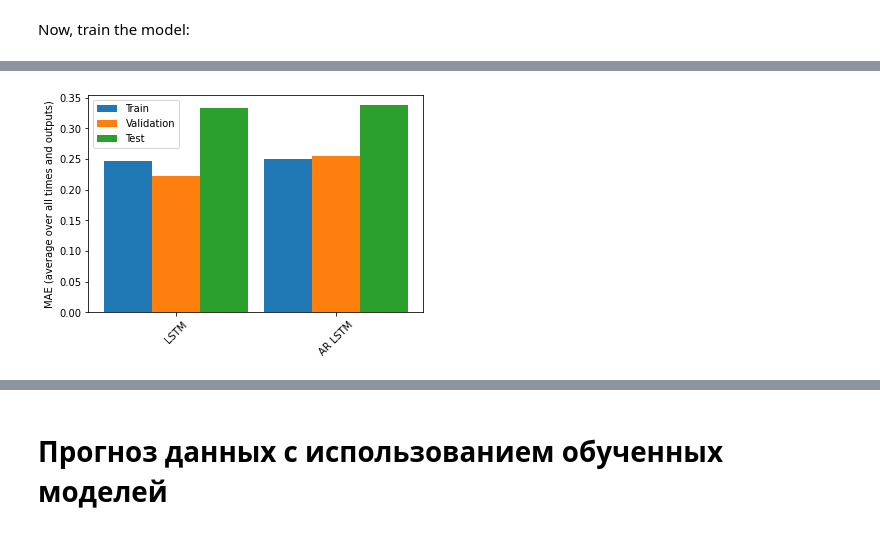
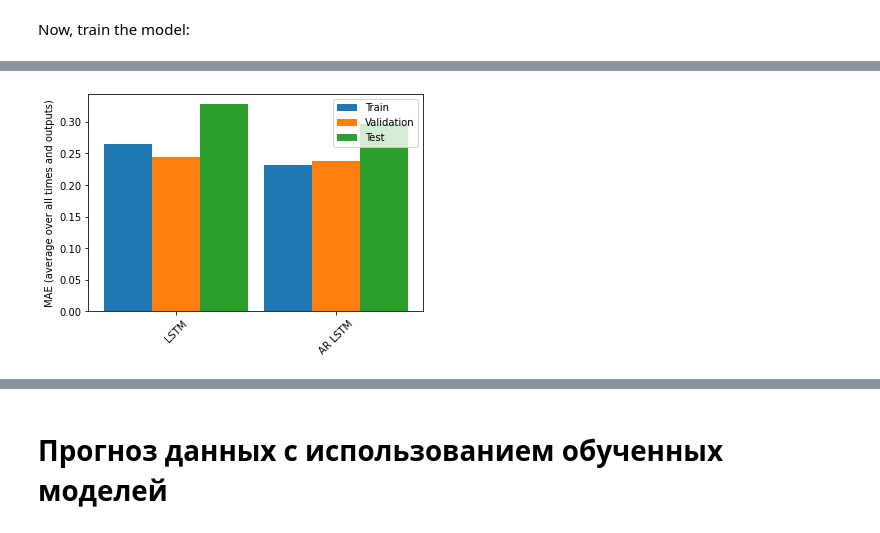
Before and after one commit to TamoshkinIvan/BKR, a Jupyter notebook: data_proc_haranor.ipynb, the cells around one changed output, grey strips where cells are left out. Drawn from its saved outputs; the diff is of its cells as text; code cells hidden in the pictures.

```diff
--- a/data_proc_haranor.ipynb
+++ b/data_proc_haranor.ipynb
@@ -185,9 +186,9 @@ def pre_processing_kz300_data(csv_name, i):
 
         #Считаем необходимые данные
         transient = pd.read_csv(csv_name[i], delimiter=";",
-                                decimal=",", index_col=False)[31 - 1:53 + 3:]
+                                decimal=",", index_col=False)[31 - 1:53 + 2:]
         transient_56 = pd.read_csv(csv_name[i], delimiter=";",
-                                   decimal=",", index_col=False)[28 - 1:53 + 3:]
+                                   decimal=",", index_col=False)[28 - 1:53 + 2:]
 
 
 
@@ -290,9 +291,9 @@ timestamp_s = date_time.map(pd.Timestamp.timestamp)
 n = len(df)
 column_indices = {name: i for i, name in enumerate(df.columns)}
 
-train_df = df[0 : 80 * 25]
-val_df = df[80 * 25: 94 * 25]
-test_df = df[94 * 25:]
+train_df = df[0 : 80 * 24]
+val_df = df[80 * 24: 94 * 24]
+test_df = df[94 * 24:]
 # %% [markdown]
 # Нормализация данных
 # %% [markdown]
@@ -502,7 +503,7 @@ The shift argument determines the number of input elements to shift between the
 # %%
 MAX_EPOCHS = 1000
 num_features = 2
-OUT_STEPS = 10 + 3
+OUT_STEPS = 10 + 2
 multi_train_performance = {}
 multi_val_performance = {}
 multi_performance = {}
@@ -523,7 +524,7 @@ def compile_and_fit(model, window, patience=2):
 # %%
 multi_window = WindowGenerator(input_width=11 + 1,
                                label_width=OUT_STEPS,
-                               shift=10 + 3
+                               shift=10 + 2
                             )
 
 multi_window.plot()
@@ -674,22 +675,22 @@ multi_window.plot(feedback_model)
 # %%
 x = np.arange(len(multi_performance))
 width = 0.3
 
 metric_name = 'mean_absolute_error'
-metric_index = multi_conv_model.metrics_names.index('mean_absolute_error')
+metric_index = multi_lstm_model.metrics_names.index('mean_absolute_error')
 train_mae = [v[metric_index] for v in multi_train_performance.values()]
 val_mae = [v[metric_index] for v in multi_val_performance.values()]
 test_mae = [v[metric_index] for v in multi_performance.values()]
 
 plt.bar(x-0.3, train_mae, width, label='Train')
 plt.bar(x, val_mae, width, label='Validation')
 plt.bar(x+0.3, test_mae, width, label='Test')
 plt.xticks(ticks=x, labels=multi_performance.keys(),
            rotation=45)
 plt.ylabel(f'MAE (average over all times and outputs)')
 _ = plt.legend()
 # %% [output]
-[figure, old version]
+[figure, new version]
 # %%
 for name, value in multi_performance.items():
   print(f'{name:8s}: {value[1]:0.4f}')
```
Also changed, not shown: parts of 18 cells of this notebook.
